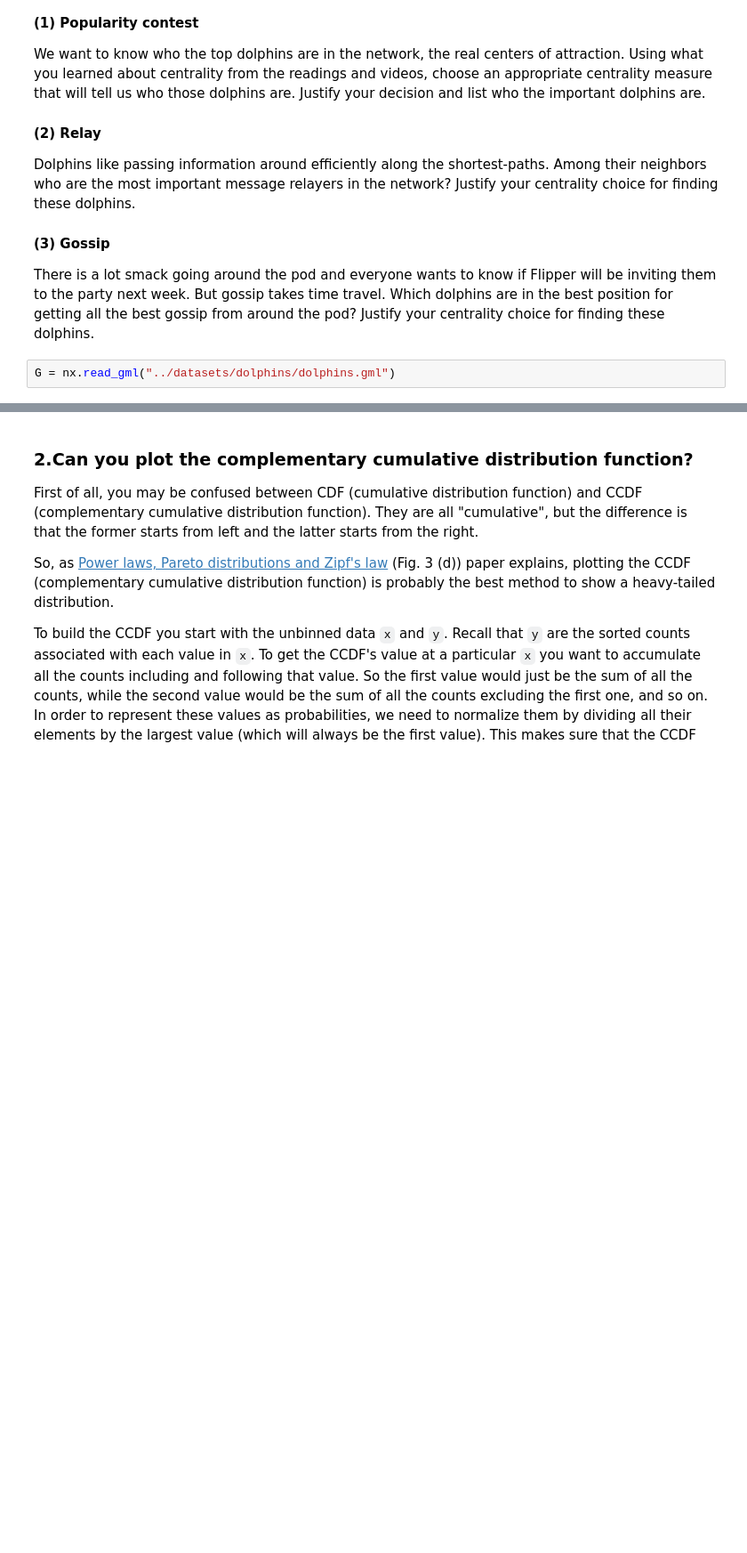
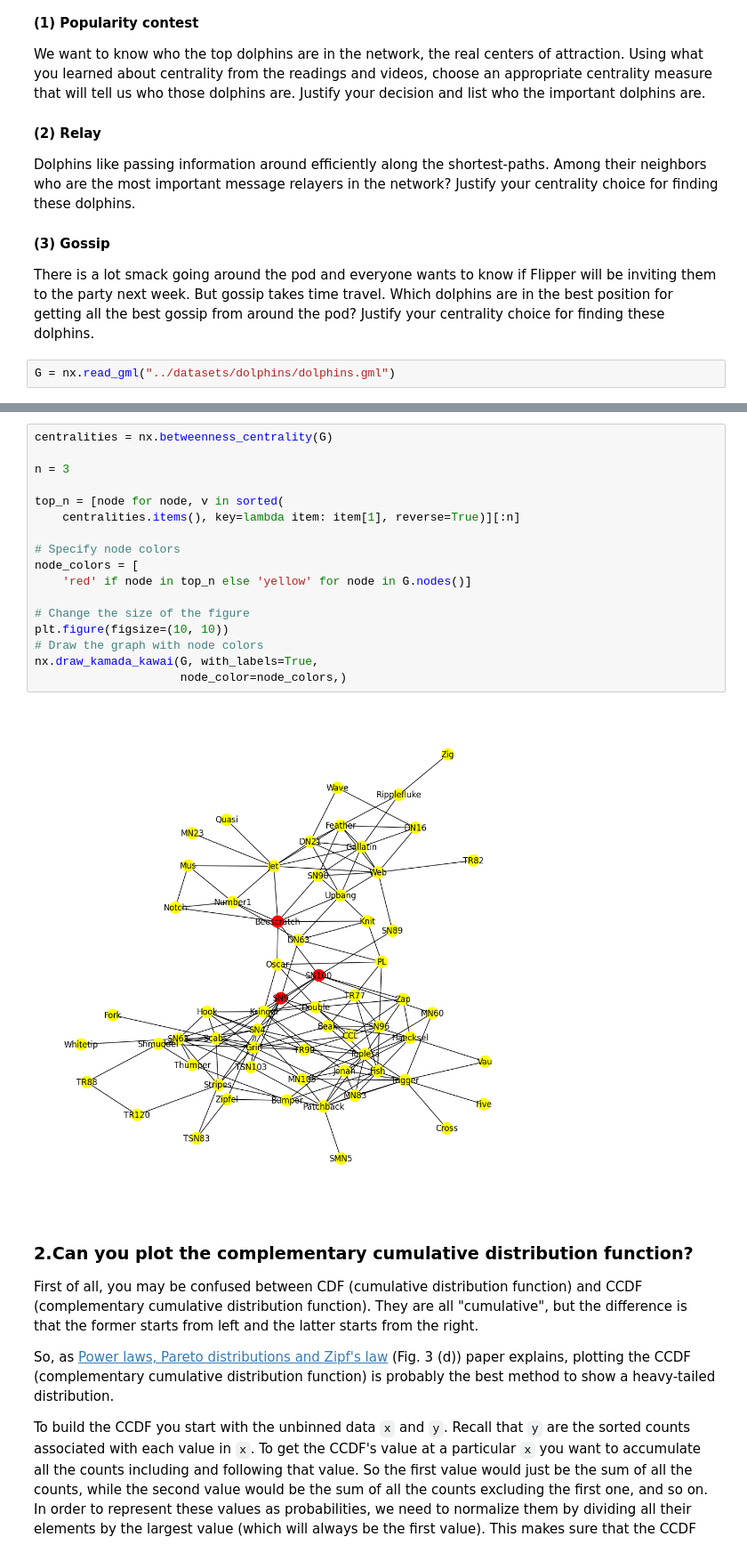
Before and after one commit to rschifan/avrc-2324, a Jupyter notebook: netsci/tutorials/src/03b-exercises.ipynb, the cells around one changed output, grey strips where cells are left out. Shown at 89% size. Drawn from its saved outputs; the diff is of its cells as text; blank space fills up the shorter version.

```diff
--- a/netsci/tutorials/src/03b-exercises.ipynb
+++ b/netsci/tutorials/src/03b-exercises.ipynb
@@ -19,3 +26,22 @@ G = nx.read_gml("../datasets/dolphins/dolphins.gml")
+# %%
+centralities = nx.betweenness_centrality(G)
+
+n = 3
+
+top_n = [node for node, v in sorted(
+    centralities.items(), key=lambda item: item[1], reverse=True)][:n]
+
+# Specify node colors
+node_colors = [
+    'red' if node in top_n else 'yellow' for node in G.nodes()]
+
+# Change the size of the figure
+plt.figure(figsize=(10, 10))
+# Draw the graph with node colors
+nx.draw_kamada_kawai(G, with_labels=True,
+                     node_color=node_colors,)
+# %% [output]
+[figure, added]
 # %% [markdown]
 ### 2.Can you plot the complementary cumulative distribution function?
 
```
Also changed, not shown: parts of 3 cells of this notebook, 10 other files.
